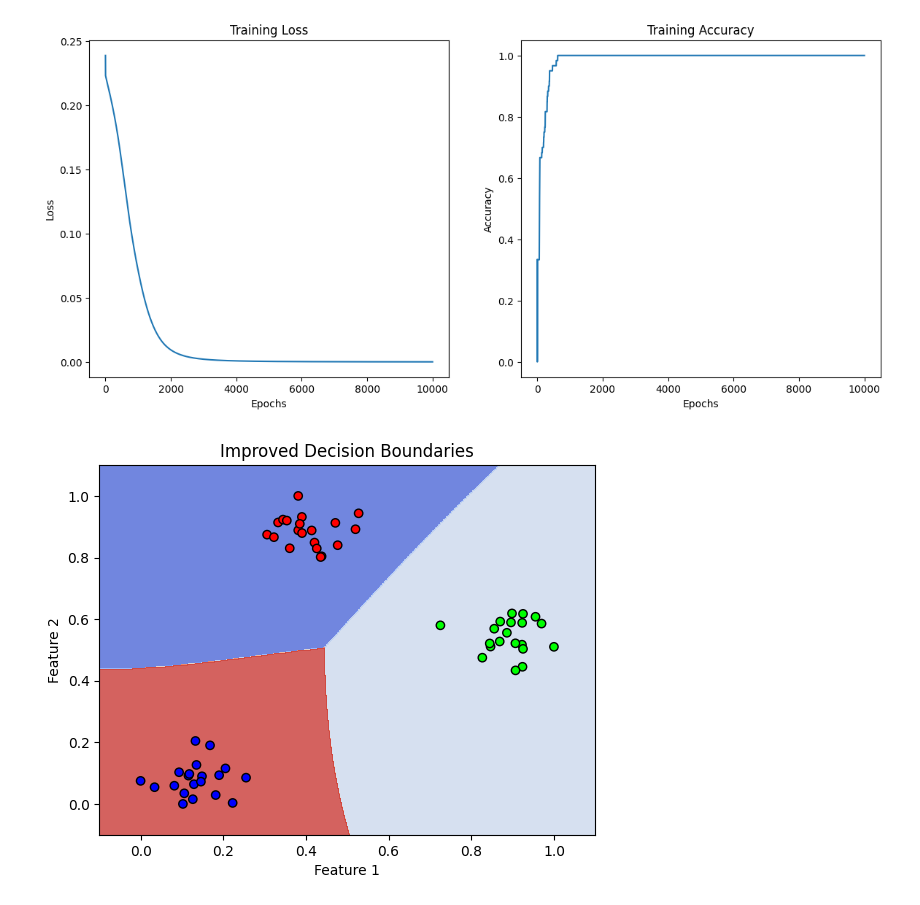
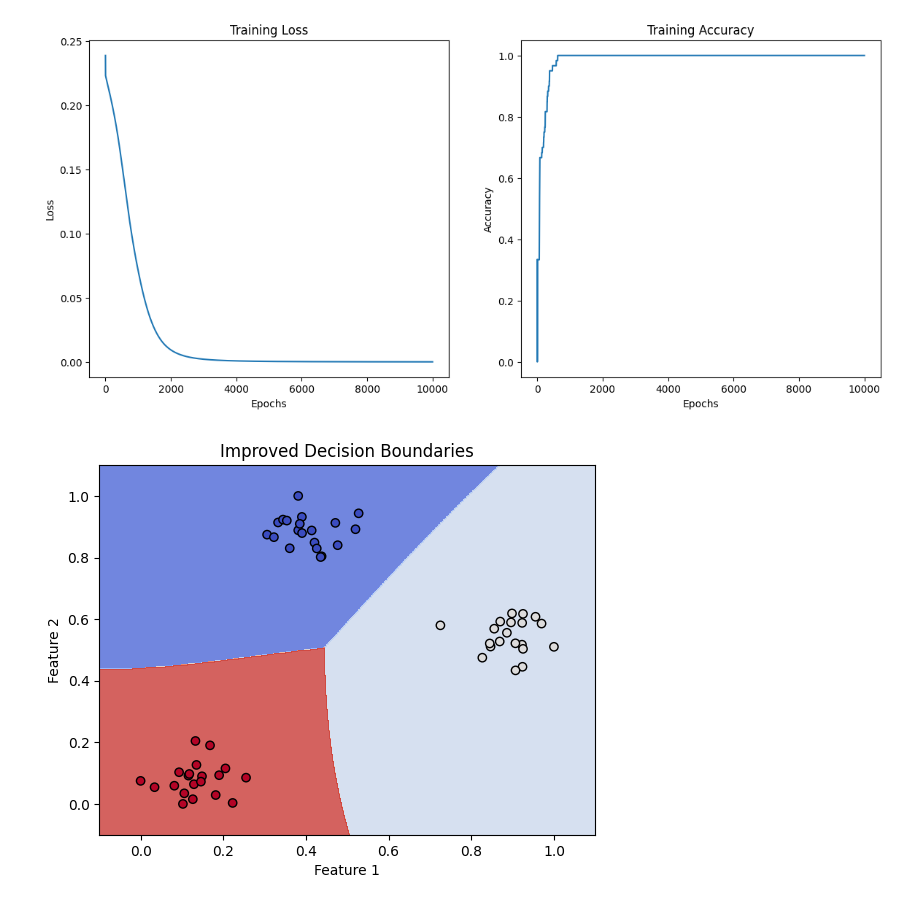
Before and after one commit to rahatul-51007/CVPR, a Jupyter notebook: mid/NN.ipynb, the cells around one changed output. Cells and saved outputs as stored; diff of their text form; code cells hidden in the pictures.

```diff
--- a/mid/NN.ipynb
+++ b/mid/NN.ipynb
@@ -137,17 +137,17 @@ plt.show()
 # %%
 x_min, x_max = X[:, 0].min() - 0.1, X[:, 0].max() + 0.1
 y_min, y_max = X[:, 1].min() - 0.1, X[:, 1].max() + 0.1
 xx, yy = np.meshgrid(np.linspace(x_min, x_max, 500), np.linspace(y_min, y_max, 500))
 
 Z = NN.feedForward(np.c_[xx.ravel(), yy.ravel()])
 Z = np.argmax(Z, axis=1)
 Z = Z.reshape(xx.shape)
 
 plt.contourf(xx, yy, Z, alpha=0.8, cmap="coolwarm")
-plt.scatter(X[:, 0], X[:, 1], c=Y, cmap="coolwarm", edgecolor="k")
+plt.scatter(X[:, 0], X[:, 1], c=np.argmax(Y, axis=1), cmap="coolwarm", edgecolor="k")
 plt.title("Improved Decision Boundaries")
 plt.xlabel("Feature 1")
 plt.ylabel("Feature 2")
 plt.show()
 # %% [output]
-[figure, old version]
+[figure, new version]
```
